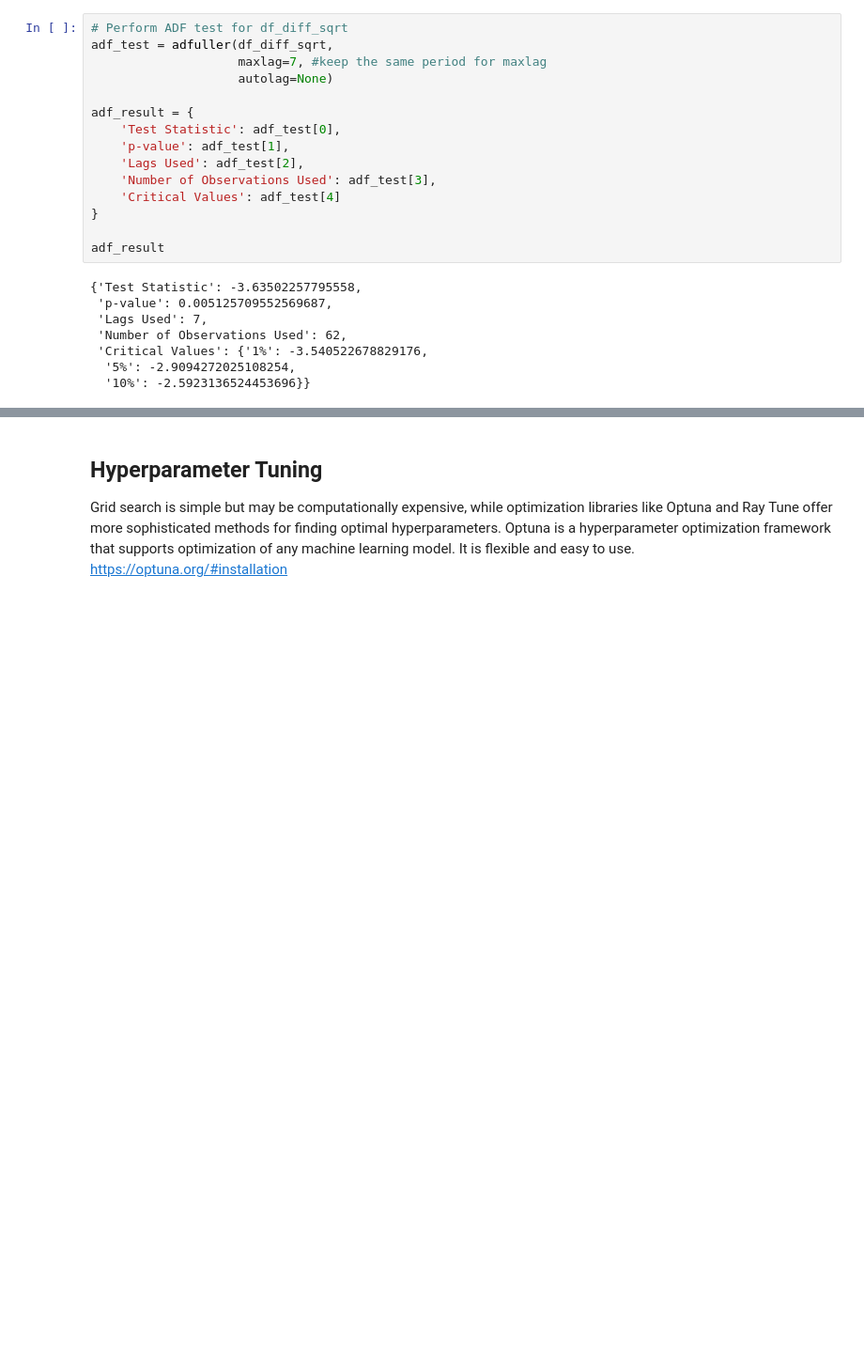
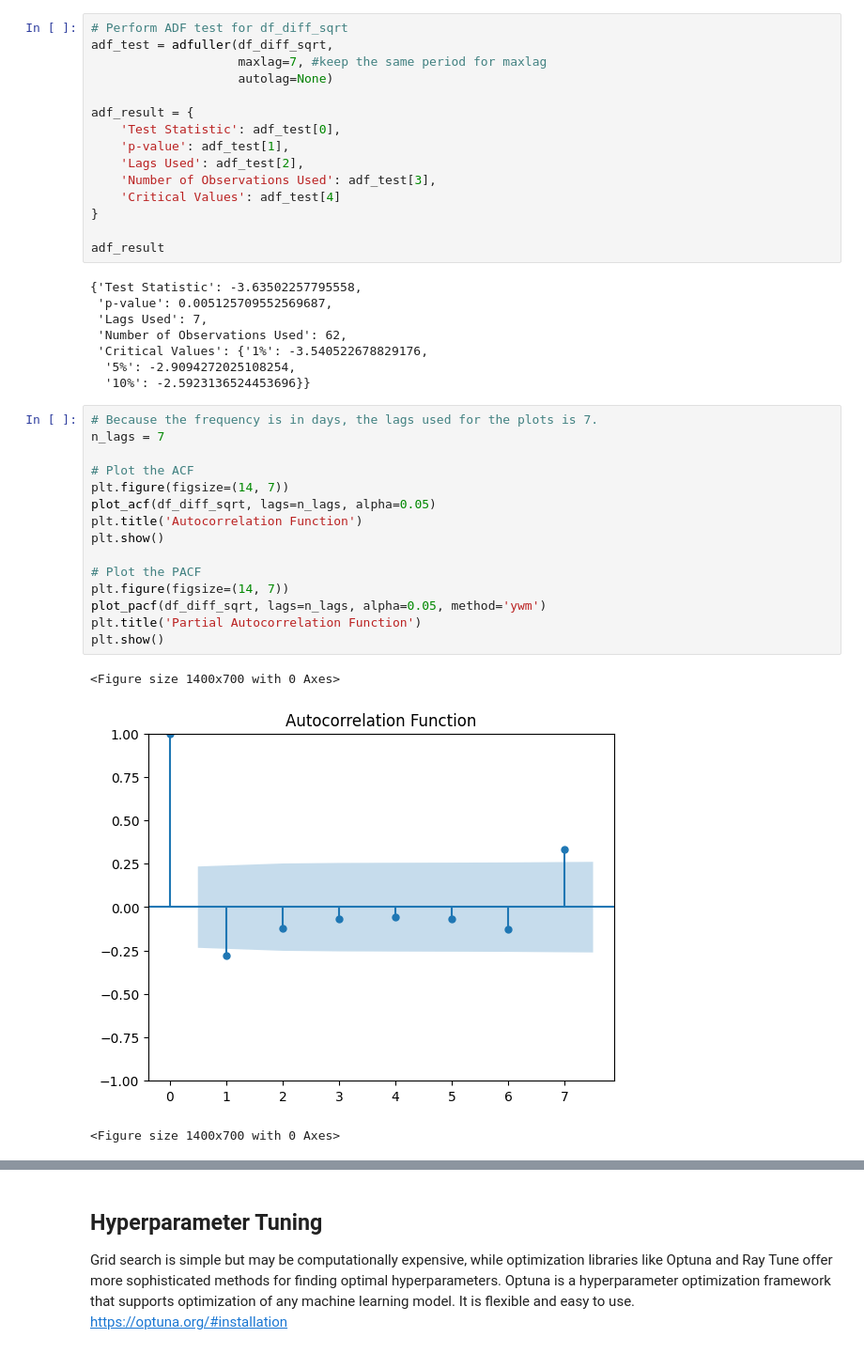
Before and after one commit to clarissa2020274/2020274_CA2, a Jupyter notebook: 2020274_MScDA_CA2_Clarissa_SecondNotebook.ipynb, the cells around one changed output, grey strips where cells are left out. Shown at 94% size. Saved outputs shown, nothing was run; the diff lists cells and outputs as text; blank space fills up the shorter version.

```diff
--- a/2020274_MScDA_CA2_Clarissa_SecondNotebook.ipynb
+++ b/2020274_MScDA_CA2_Clarissa_SecondNotebook.ipynb
@@ -595,3 +634,22 @@ adf_result
  'Critical Values': {'1%': -3.540522678829176,
   '5%': -2.9094272025108254,
   '10%': -2.5923136524453696}}
+# %%
+# Because the frequency is in days, the lags used for the plots is 7.
+n_lags = 7
+
+# Plot the ACF
+plt.figure(figsize=(14, 7))
+plot_acf(df_diff_sqrt, lags=n_lags, alpha=0.05)
+plt.title('Autocorrelation Function')
+plt.show()
+
+# Plot the PACF
+plt.figure(figsize=(14, 7))
+plot_pacf(df_diff_sqrt, lags=n_lags, alpha=0.05, method='ywm')
+plt.title('Partial Autocorrelation Function')
+plt.show()
+# %% [output]
+<Figure size 1400x700 with 0 Axes>
+[figure, added]
+<Figure size 1400x700 with 0 Axes>
```
Also changed, not shown: parts of 37 cells of this notebook.
